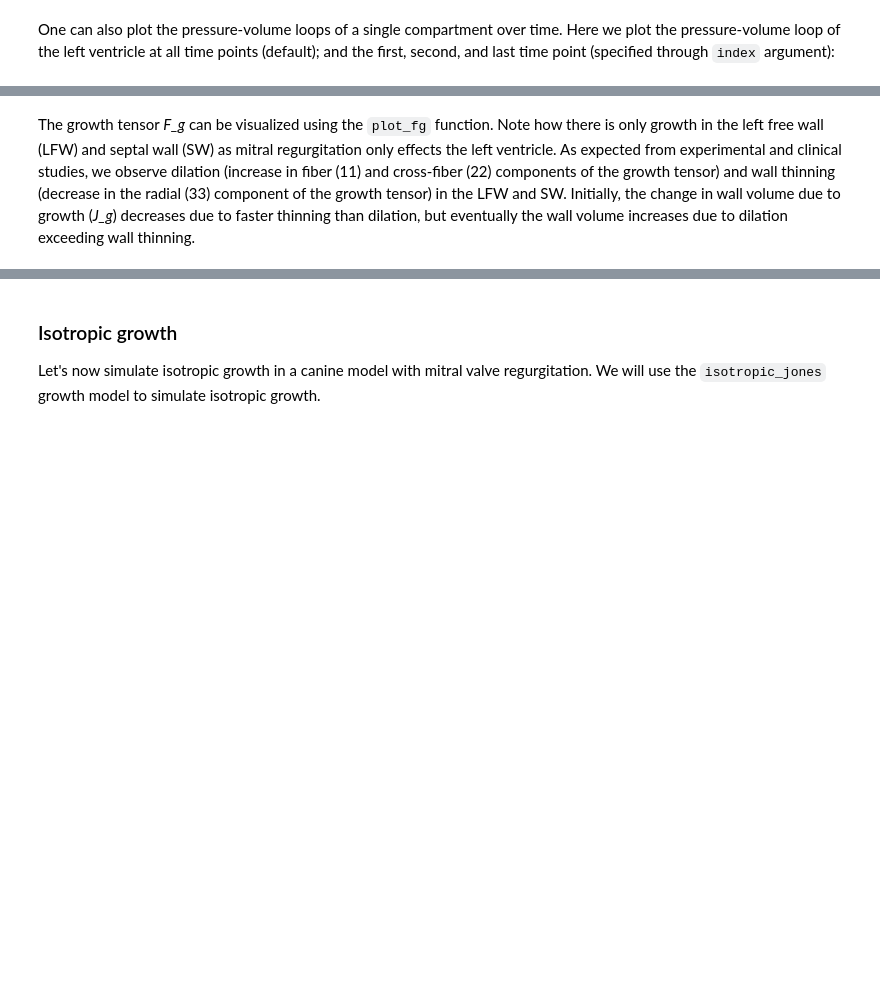
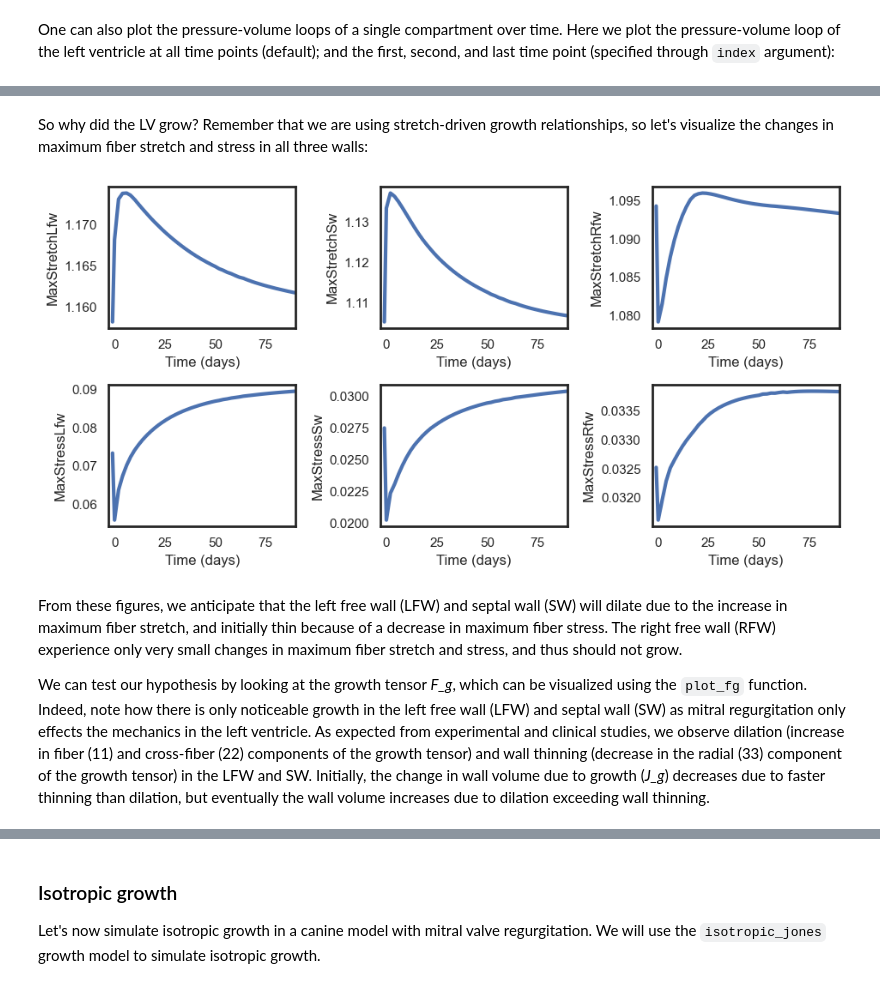
Before and after one commit to BeatLabUCI/monarch, a Jupyter notebook: examples/growth.ipynb, the cells around one changed output, grey strips where cells are left out. Drawn from its saved outputs; the diff is of its cells as text; code cells hidden in the pictures; blank space fills up the shorter version.

```diff
--- a/examples/growth.ipynb
+++ b/examples/growth.ipynb
@@ -78,4 +95,12 @@ NameError: name 'meta' is not defined
+# %% [markdown]
+So why did the LV grow? Remember that we are using stretch-driven growth relationships, so let's visualize the changes in maximum fiber stretch and stress in all three walls:
+# %%
+meta.plot_growth(beats, ["MaxStretchLfw", "MaxStretchSw", "MaxStretchRfw", "MaxStressLfw", "MaxStressSw", "MaxStressRfw"], units=["-", "-", "-"])
+# %% [output]
+[figure, added]
 # %% [markdown]
-The growth tensor *F_g* can be visualized using the `plot_fg` function. Note how there is only growth in the left free wall (LFW) and septal wall (SW) as mitral regurgitation only effects the left ventricle. As expected from experimental and clinical studies, we observe dilation (increase in fiber (11) and cross-fiber (22) components of the growth tensor) and wall thinning (decrease in the radial (33) component of the growth tensor) in the LFW and SW. Initially, the change in wall volume due to growth (*J_g*) decreases due to faster thinning than dilation, but eventually the wall volume increases due to dilation exceeding wall thinning.
+From these figures, we anticipate that the left free wall (LFW) and septal wall (SW) will dilate due to the increase in maximum fiber stretch, and initially thin because of a decrease in maximum fiber stress. The right free wall (RFW) experience only very small changes in maximum fiber stretch and stress, and thus should not grow.
+
+We can test our hypothesis by looking at the growth tensor *F_g*, which can be visualized using the `plot_fg` function. Indeed, note how there is only noticeable growth in the left free wall (LFW) and septal wall (SW) as mitral regurgitation only effects the mechanics in the left ventricle. As expected from experimental and clinical studies, we observe dilation (increase in fiber (11) and cross-fiber (22) components of the growth tensor) and wall thinning (decrease in the radial (33) component of the growth tensor) in the LFW and SW. Initially, the change in wall volume due to growth (*J_g*) decreases due to faster thinning than dilation, but eventually the wall volume increases due to dilation exceeding wall thinning.
 # %%
 meta.plot_fg(beats)
```
Also changed, not shown: parts of 9 cells of this notebook, 4 other files.
